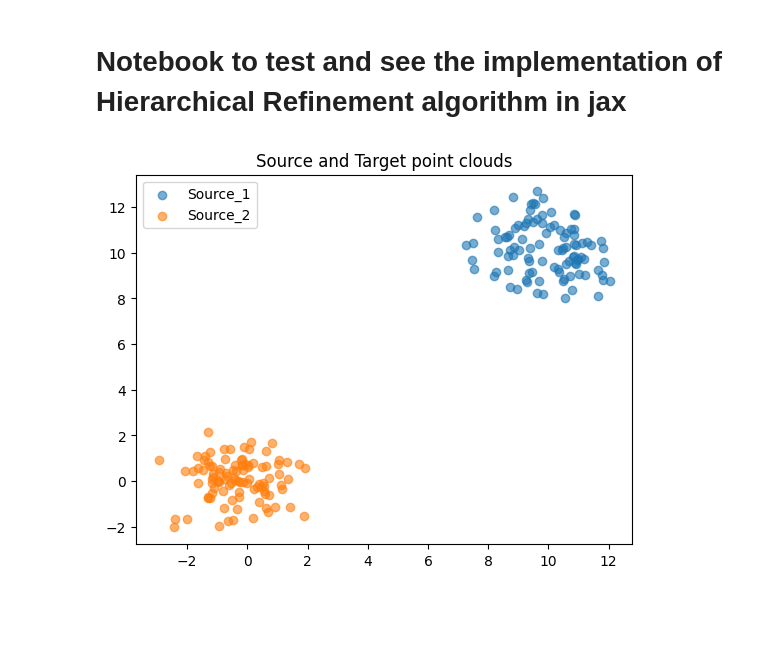
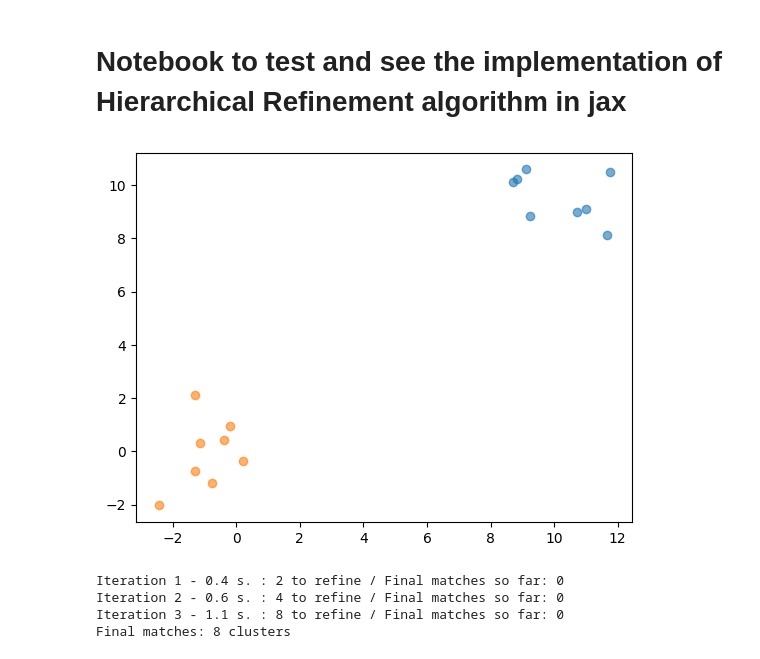
Before and after one commit to PaulToudret/ENSAE-OT_Projet, a Jupyter notebook: demo_main.ipynb, the cells around one changed output. Cells and saved outputs as stored; diff of their text form; code cells hidden in the pictures; blank space fills up the shorter version.

```diff
--- a/demo_main.ipynb
+++ b/demo_main.ipynb
@@ -43,21 +128,19 @@ def solve_low_rank_ot(
 # %%
-x, y, a, b = create_points( n=100, d=2)
+x, y, a, b = create_points( n=8, d=2)
 
 c_src1 = "#1f77b4"   # bleu foncé
 c_tgt1 = "#aec7e8"   # bleu clair
 
 c_src2 = "#ff7f0e"   # orange foncé
 c_tgt2 = "#ffbb78"   # orange clair
 
 
 plt.scatter(x[:, 0], x[:, 1], color=c_src1, label="Source_1", alpha=0.6)
 plt.scatter(y[:, 0], y[:, 1], color=c_src2, label="Source_2", alpha=0.6)
 
 #plt.scatter(y1[:, 0], y1[:, 1], color=c_tgt1, label="Target_1", alpha=0.6)
 #plt.scatter(y2[:, 0], y2[:, 1], color=c_tgt2, label="Target_2", alpha=0.6)
 
-plt.legend()
-plt.title("Source and Target point clouds")
 plt.show()
 # %% [output]
-[figure, old version]
+[figure, new version]
@@ -71,0 +147,7 @@ plt.show()
+# %%
+clusters = hierarchical_refinement(x, y, a, b, min_size=1, epsilon=0.1, rank=2, verbose=True)
+# %% [output]
+Iteration 1 - 0.4 s. : 2 to refine / Final matches so far: 0
+Iteration 2 - 0.6 s. : 4 to refine / Final matches so far: 0
+Iteration 3 - 1.1 s. : 8 to refine / Final matches so far: 0
+Final matches: 8 clusters
```
Also changed, not shown: parts of 5 cells of this notebook.
